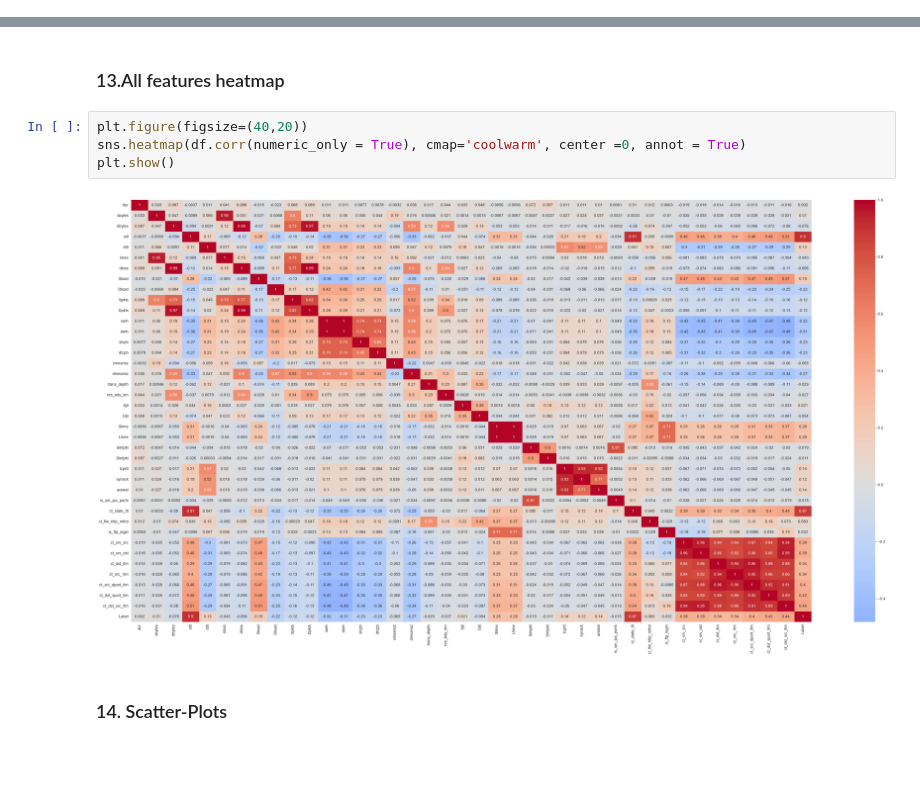
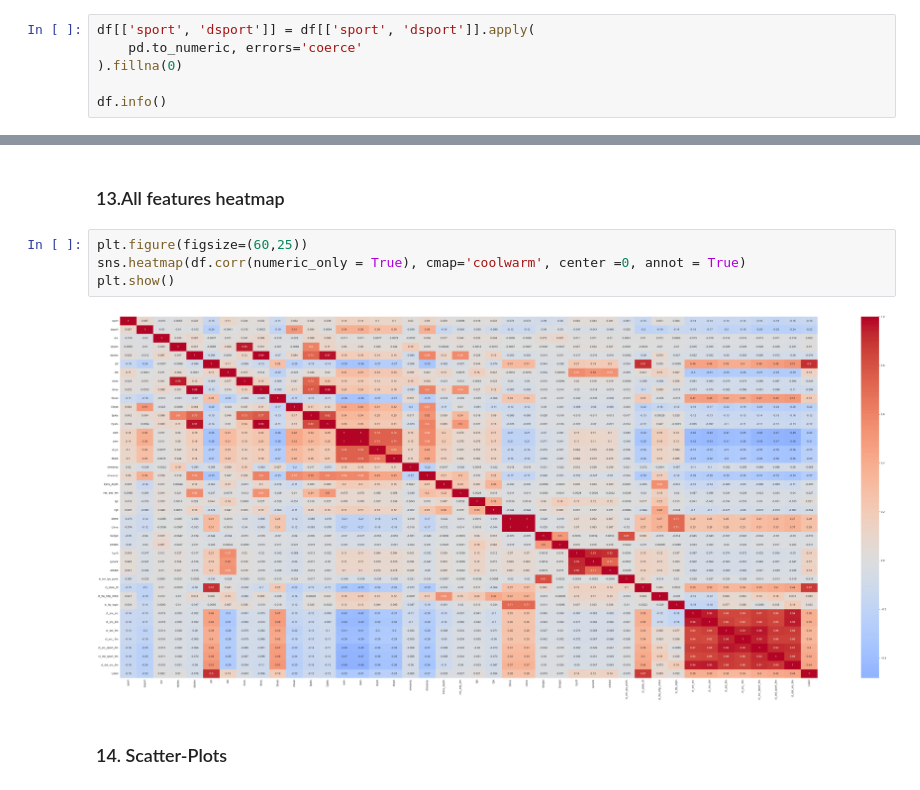
Before and after one commit to ShuvamLabs/network-anomaly-detector, a Jupyter notebook: Detector/notebooks/01-data-observation.ipynb, the cells around one changed output, grey strips where cells are left out. Cells and saved outputs as stored; diff of their text form; blank space fills up the shorter version.

```diff
--- a/Detector/notebooks/01-data-observation.ipynb
+++ b/Detector/notebooks/01-data-observation.ipynb
@@ -61,0 +64,6 @@ memory usage: 949.6 MB
+# %%
+df[['sport', 'dsport']] = df[['sport', 'dsport']].apply(
+    pd.to_numeric, errors='coerce'
+).fillna(0)
+
+df.info()
@@ -225,11 +251,11 @@ plt.show
 # %% [markdown]
 ### 13.All features heatmap
 # %%
-plt.figure(figsize=(40,20))
+plt.figure(figsize=(60,25))
 sns.heatmap(df.corr(numeric_only = True), cmap='coolwarm', center =0, annot = True)
 plt.show()
 # %% [output]
-[figure, old version]
+[figure, new version]
 # %% [markdown]
 ### 14. Scatter-Plots
 # %%
```
Also changed, not shown: parts of 6 cells of this notebook, 1 other file.
